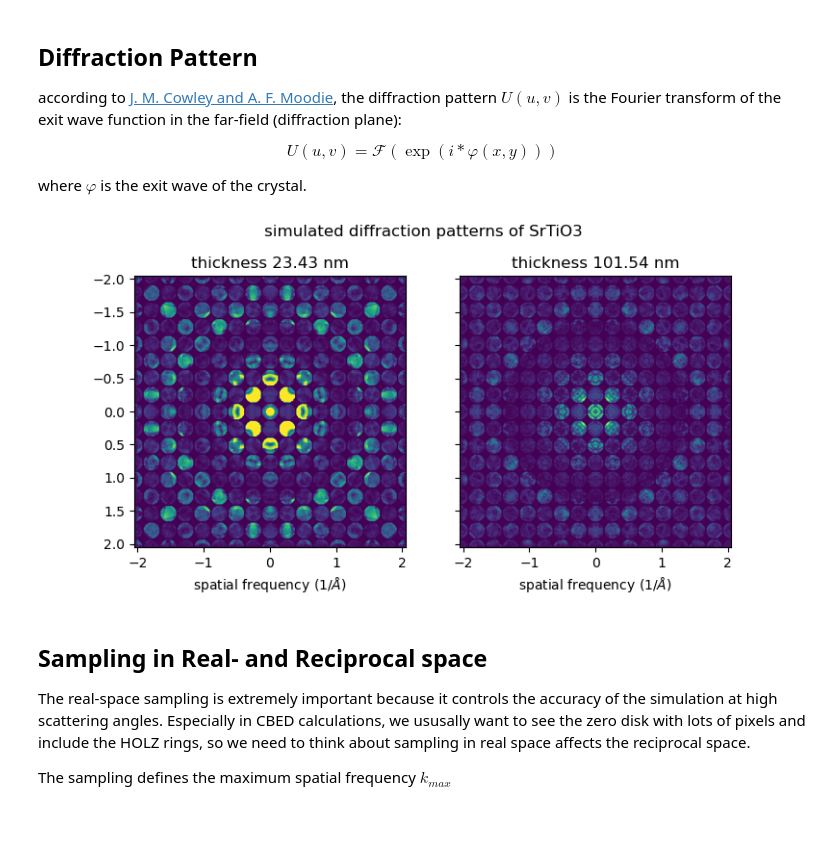
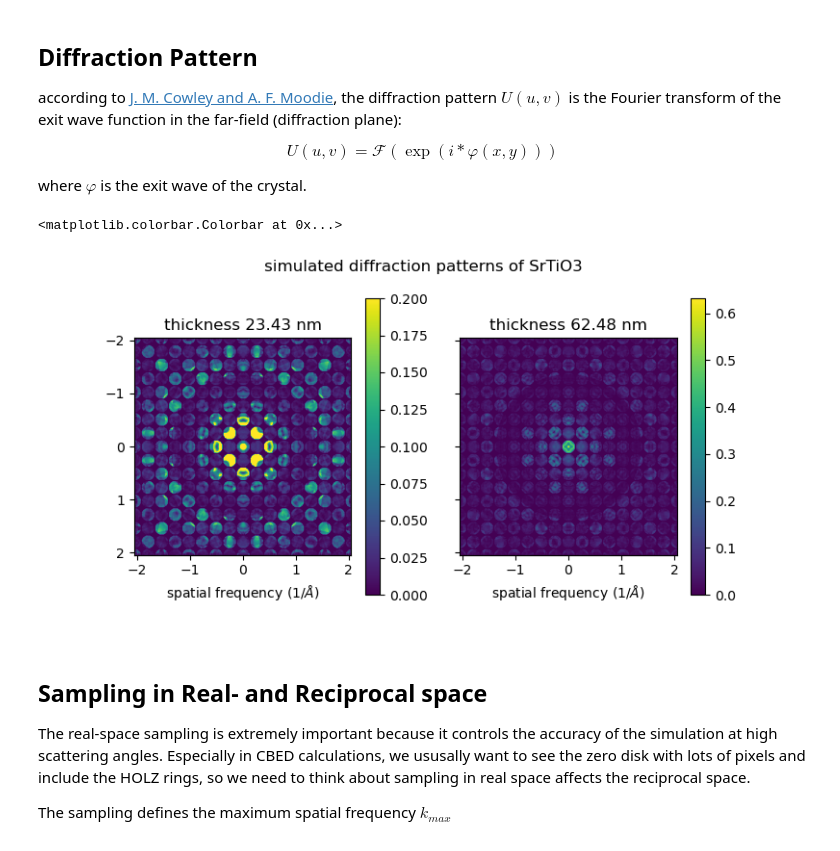
Before and after one commit to gduscher/MSE672-Introduction-to-TEM, a Jupyter notebook: Diffraction/CH2_D03-Multislice_CBED.ipynb, the cells around one changed output. Drawn from its saved outputs; the diff is of its cells as text; code cells hidden in the pictures.

```diff
--- a/Diffraction/CH2_D03-Multislice_CBED.ipynb
+++ b/Diffraction/CH2_D03-Multislice_CBED.ipynb
@@ -397,28 +395,32 @@ $$
 where $\varphi$ is the exit wave of the crystal.
 # %%
 # -----Input-----------
-additional_layers = 200
+additional_layers = 100
 # ---------------------
 diffraction_pattern =  np.fft.fft2(np.exp(1j*exit_wave))
 diffraction_pattern[0,0] = 0
 
 # adding a multislice calculation
 exit_wave2 = pyTEMlib.dynamic_scattering.multi_slice(exit_wave, additional_layers, number_of_layers, transmission, propagator)
 diffraction_pattern2 = np.fft.fft2(np.exp(1j*exit_wave2))
 diffraction_pattern2[0,0] = 0
 
 fig, ax = plt.subplots(1, 2, figsize=(8, 4), sharex=True, sharey=True)
 fig.suptitle(f"simulated diffraction patterns of {atoms.info['title']}")
 ax[0].set_title(f"thickness {number_of_unit_cell_z*atoms.cell[0, 0]/10:.2f} nm")
-ax[0].imshow(np.power(np.abs(diffraction_pattern), 1), extent=reciprocal_extent,vmax= 0.2)
+im1 = ax[0].imshow(np.power(np.abs(diffraction_pattern), 1), extent=reciprocal_extent,vmax= 0.2)
 ax[0].set_xlabel('spatial frequency (1/$\AA$)')
 ax[1].set_title(f"thickness {(number_of_unit_cell_z+additional_layers)*atoms.cell[0,0]/10:.2f} nm")
-ax[1].imshow(np.power(np.abs(diffraction_pattern2),1), extent=reciprocal_extent)
+im2 = ax[1].imshow(np.power(np.abs(diffraction_pattern2),1), extent=reciprocal_extent)
 ax[1].set_xlabel('spatial frequency (1/$\AA$)')
 
 ax[1].set_aspect('equal')
+
+plt.colorbar(im1)
+plt.colorbar(im2)
 # %% [output]
+<matplotlib.colorbar.Colorbar at 0x...>
-[figure, old version]
+[figure, new version]
 # %% [markdown]
 ## Sampling in Real- and Reciprocal space
 
```
Also changed, not shown: parts of 2 cells of this notebook, 11 other files.
